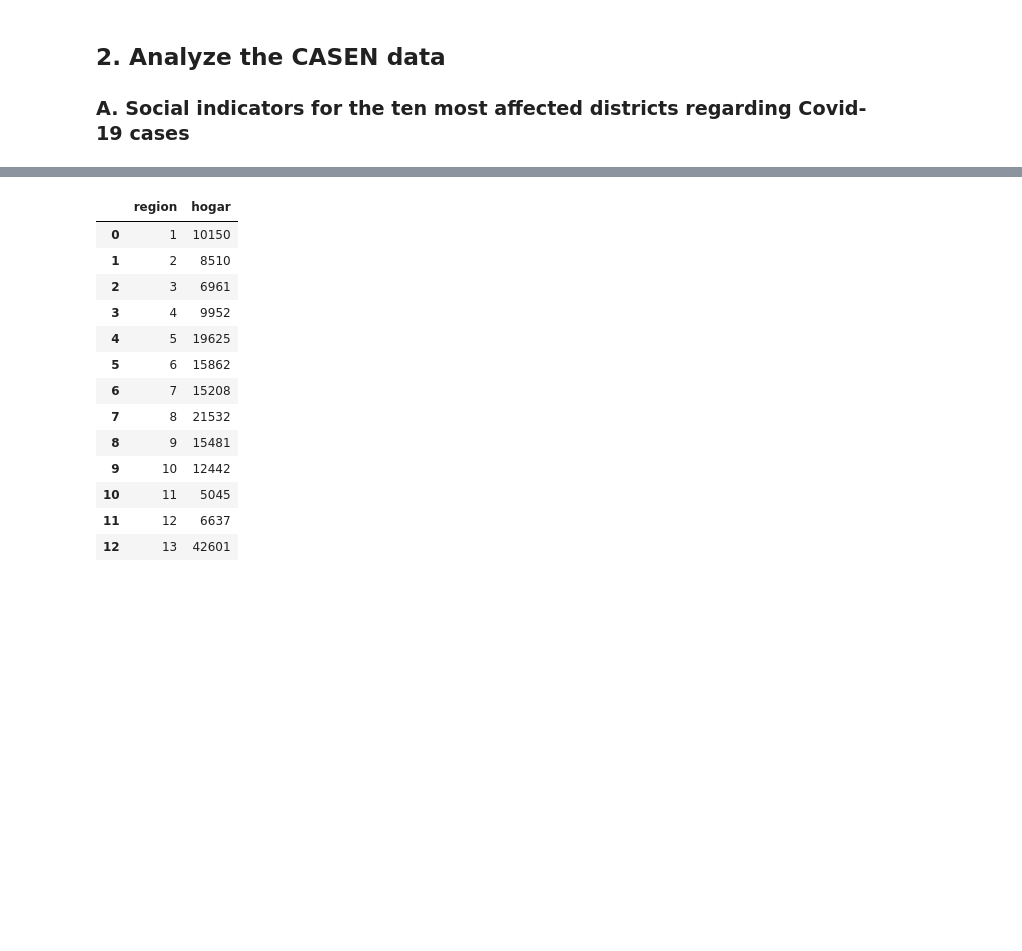
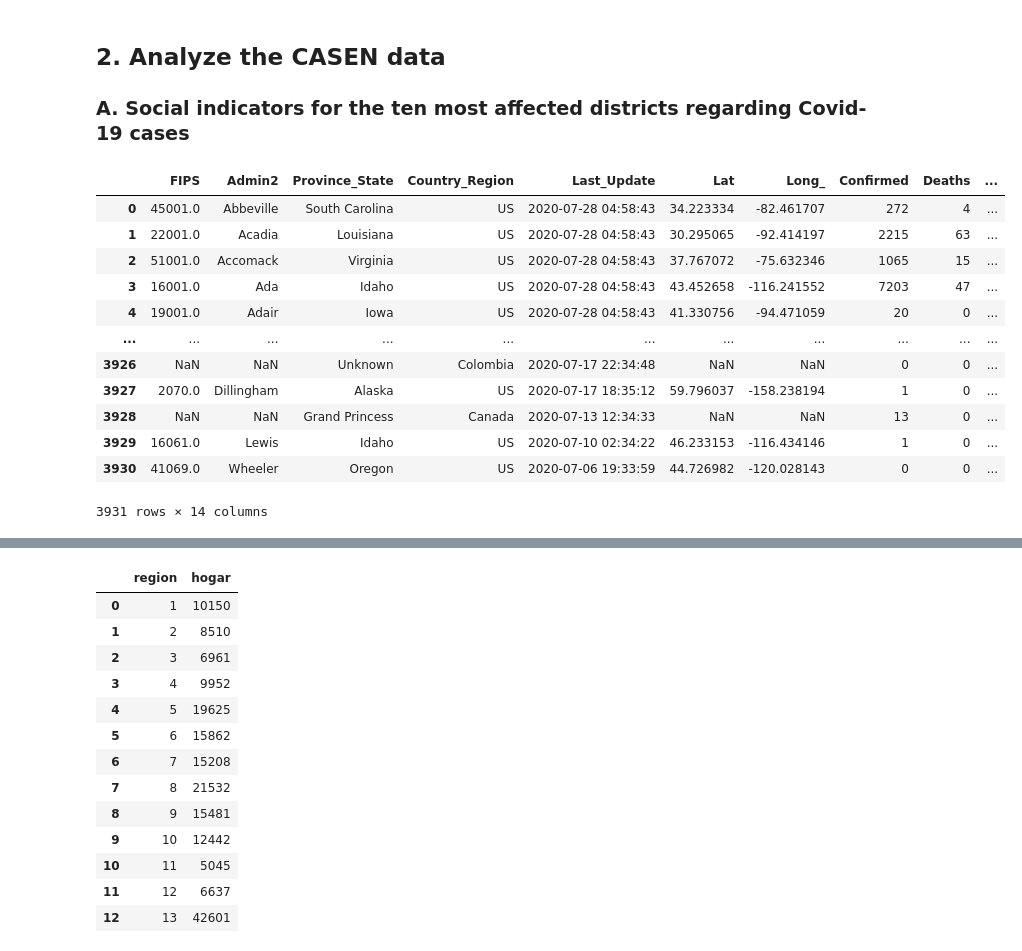
Before and after one commit to muellermax/Chile-Capstone, a Jupyter notebook: Chile Capstone.ipynb, the cells around one changed output, grey strips where cells are left out. Saved outputs shown, nothing was run; the diff lists cells and outputs as text; code cells hidden in the pictures; blank space fills up the shorter version.

```diff
--- a/Chile Capstone.ipynb
+++ b/Chile Capstone.ipynb
@@ -54,6 +54,9 @@ deaths_districts = deaths_districts[~deaths_districts.Comuna.str.contains('Total
 # Read in data about Covid-19 worldwide
 csse_cases_all = pd.read_csv(
     'https://raw.githubusercontent.com/CSSEGISandData/COVID-19/master/csse_covid_19_data/csse_covid_19_time_series/time_series_covid19_confirmed_global.csv')
+
+csse_all_data = pd.read_csv('https://raw.githubusercontent.com/CSSEGISandData/COVID-19/master/csse_covid_19_data/csse_covid_19_daily_reports/07-27-2020.csv')
+
 csse_deaths_all = pd.read_csv(
     'https://raw.githubusercontent.com/CSSEGISandData/COVID-19/master/csse_covid_19_data/csse_covid_19_time_series/time_series_covid19_deaths_global.csv')
 # %%
@@ -334,0 +365,18 @@ get_most_affected_districts(deaths_districts, 'deaths', 10)
+# %%
+
+
+csse_all_data
+# %% [output]
+|  | FIPS | Admin2 | Province_State | Country_Region | Last_Update | Lat | Long_ | Confirmed | Deaths | ... |
+| 0 | 45001.0 | Abbeville | South Carolina | US | 2020-07-28 04:58:43 | 34.223334 | -82.461707 | 272 | 4 | ... |
+| 1 | 22001.0 | Acadia | Louisiana | US | 2020-07-28 04:58:43 | 30.295065 | -92.414197 | 2215 | 63 | ... |
+| 2 | 51001.0 | Accomack | Virginia | US | 2020-07-28 04:58:43 | 37.767072 | -75.632346 | 1065 | 15 | ... |
+| 3 | 16001.0 | Ada | Idaho | US | 2020-07-28 04:58:43 | 43.452658 | -116.241552 | 7203 | 47 | ... |
+| 4 | 19001.0 | Adair | Iowa | US | 2020-07-28 04:58:43 | 41.330756 | -94.471059 | 20 | 0 | ... |
+| ... | ... | ... | ... | ... | ... | ... | ... | ... | ... | ... |
+| 3926 | NaN | NaN | Unknown | Colombia | 2020-07-17 22:34:48 | NaN | NaN | 0 | 0 | ... |
+| 3927 | 2070.0 | Dillingham | Alaska | US | 2020-07-17 18:35:12 | 59.796037 | -158.238194 | 1 | 0 | ... |
+| 3928 | NaN | NaN | Grand Princess | Canada | 2020-07-13 12:34:33 | NaN | NaN | 13 | 0 | ... |
+| 3929 | 16061.0 | Lewis | Idaho | US | 2020-07-10 02:34:22 | 46.233153 | -116.434146 | 1 | 0 | ... |
+| 3930 | 41069.0 | Wheeler | Oregon | US | 2020-07-06 19:33:59 | 44.726982 | -120.028143 | 0 | 0 | ... |
+3931 rows × 14 columns
```
Also changed, not shown: parts of 9 cells of this notebook, 4 other files.
